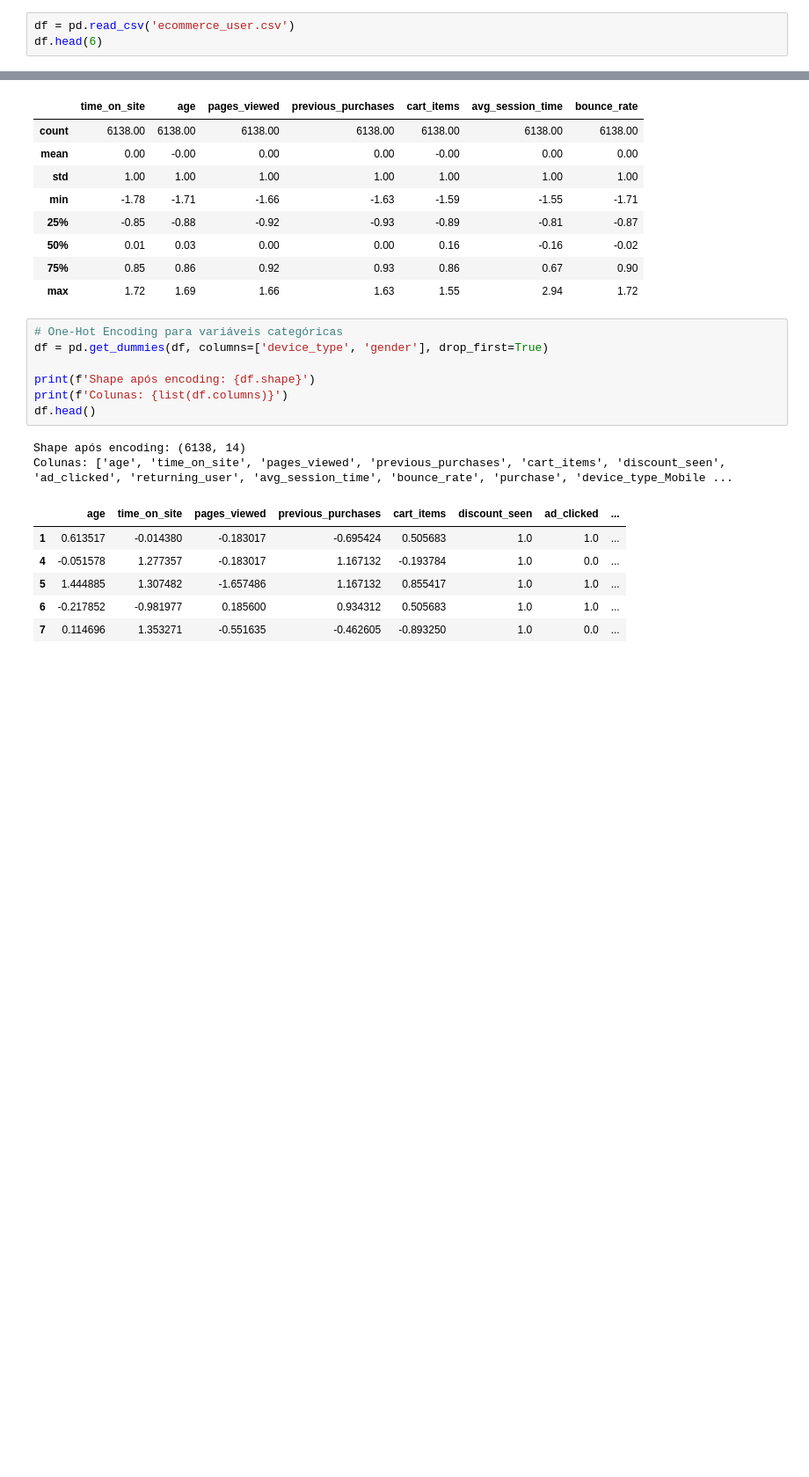
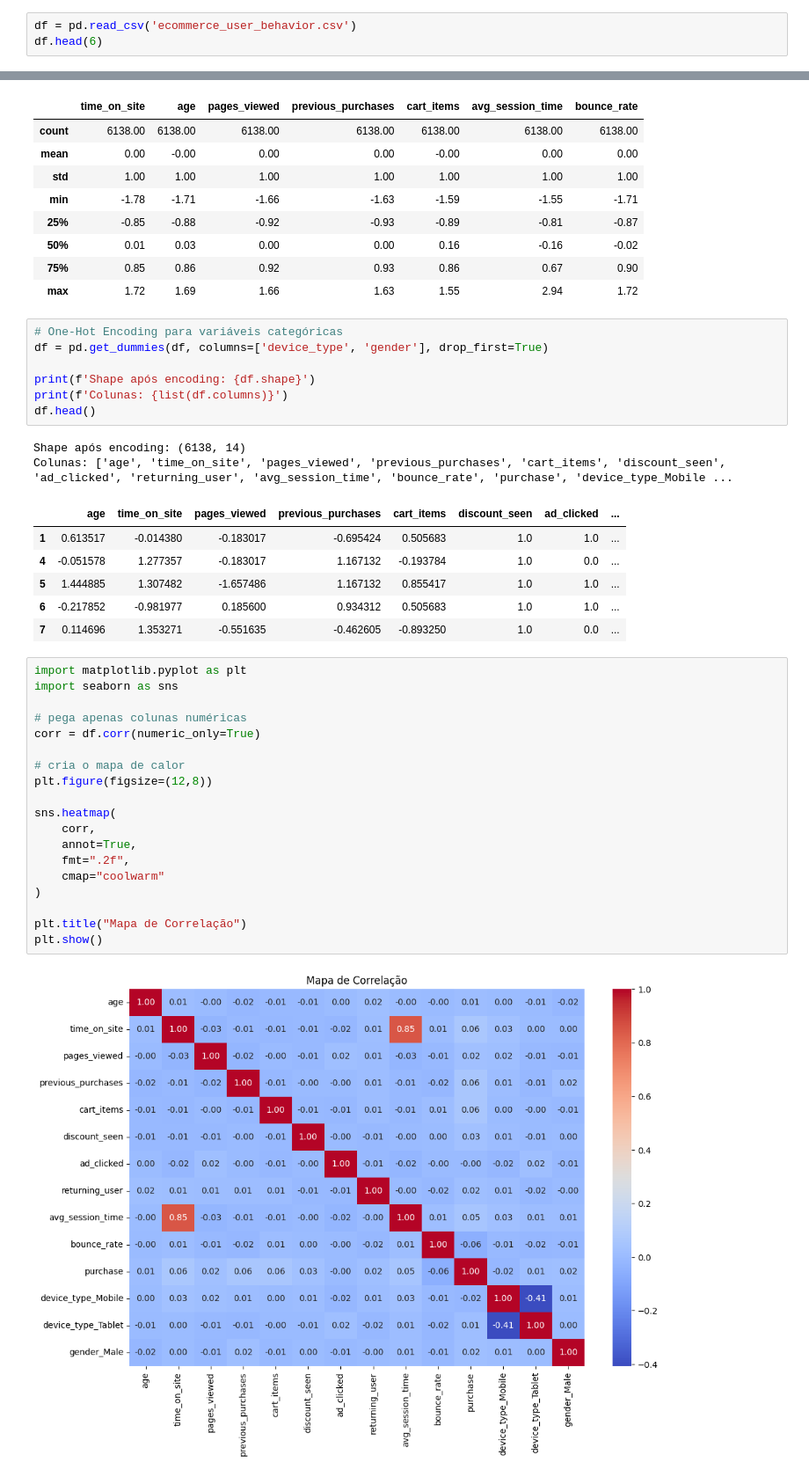
Before and after one commit to FelipeRSR/ML, a Jupyter notebook: ecommerce.ipynb, the cells around one changed output, grey strips where cells are left out. Shown at 88% size. Saved outputs shown, nothing was run; the diff lists cells and outputs as text; blank space fills up the shorter version.

```diff
--- a/ecommerce.ipynb
+++ b/ecommerce.ipynb
@@ -11,5 +9,5 @@ from imblearn.over_sampling import SMOTE
 # %%
-df = pd.read_csv('ecommerce_user.csv')
+df = pd.read_csv('ecommerce_user_behavior.csv')
 df.head(6)
 # %% [output]
 |  | user_id | age | gender | device_type | time_on_site | pages_viewed | previous_purchases | cart_items | ... |
@@ -172,5 +170,26 @@ Colunas: ['age', 'time_on_site', 'pages_viewed', 'previous_purchases', 'cart_ite
 | 5 | 1.444885 | 1.307482 | -1.657486 | 1.167132 | 0.855417 | 1.0 | 1.0 | ... |
 | 6 | -0.217852 | -0.981977 | 0.185600 | 0.934312 | 0.505683 | 1.0 | 1.0 | ... |
 | 7 | 0.114696 | 1.353271 | -0.551635 | -0.462605 | -0.893250 | 1.0 | 0.0 | ... |
+# %%
+import matplotlib.pyplot as plt
+import seaborn as sns
+
+# pega apenas colunas numéricas
+corr = df.corr(numeric_only=True)
+
+# cria o mapa de calor
+plt.figure(figsize=(12,8))
+
+sns.heatmap(
+    corr,
+    annot=True,
+    fmt=".2f",
+    cmap="coolwarm"
+)
+
+plt.title("Mapa de Correlação")
+plt.show()
+# %% [output]
+[figure, added]
 # %%
 # Separar features e target
```
Also changed, not shown: parts of 3 cells of this notebook, 6 other files.
